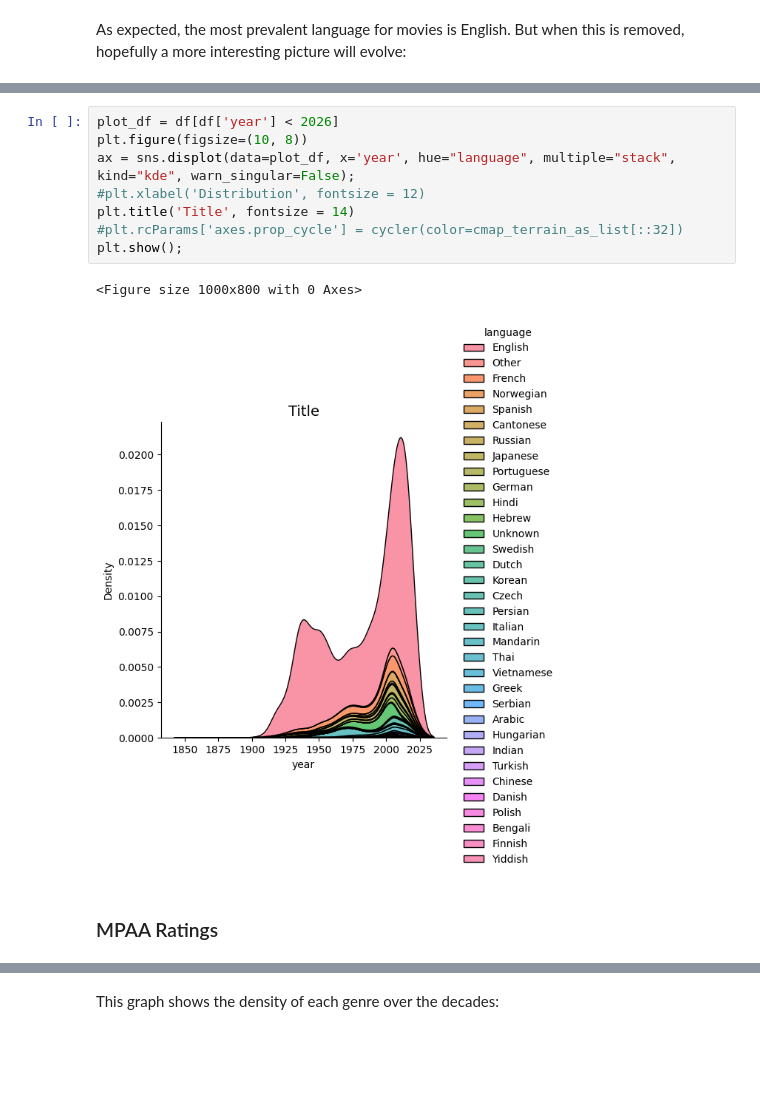
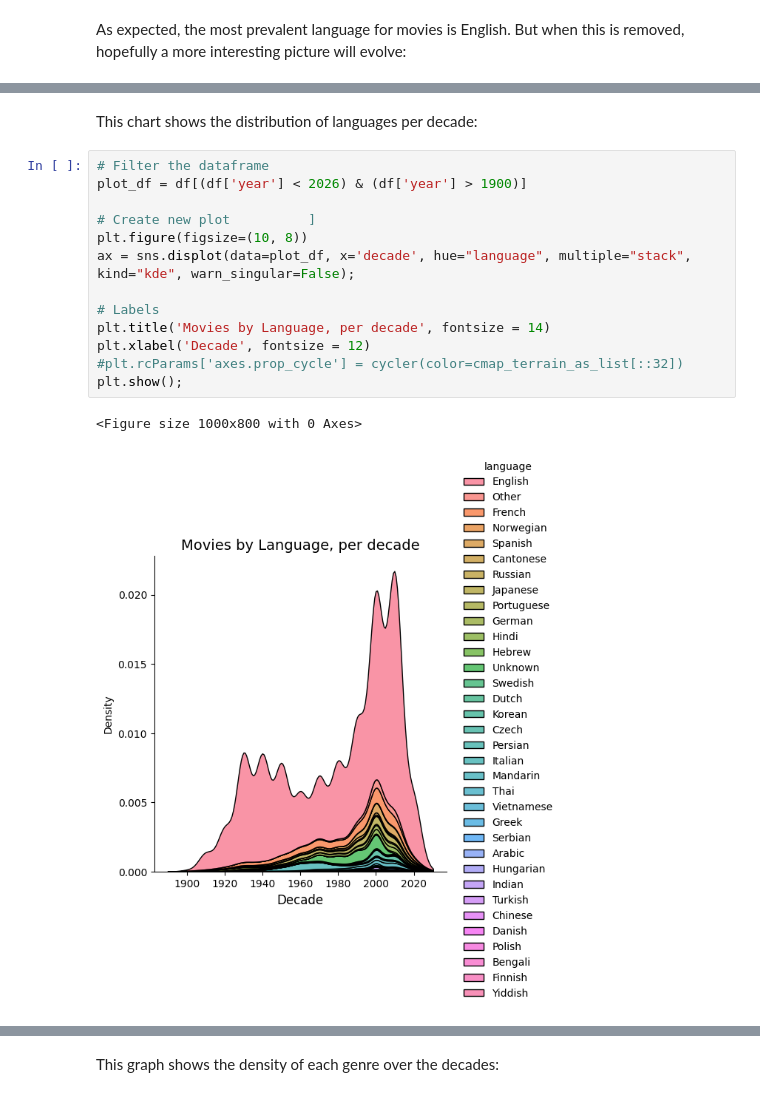
Before and after one commit to daemonchild/cardiffmet-dat5004-big-data-management, a Jupyter notebook: task_1/task1_filmcrave_web_scraping.ipynb, the cells around one changed output, grey strips where cells are left out. Drawn from its saved outputs; the diff is of its cells as text; blank space fills up the shorter version.

```diff
--- a/task_1/task1_filmcrave_web_scraping.ipynb
+++ b/task_1/task1_filmcrave_web_scraping.ipynb
@@ -678,13 +782,18 @@ plotdf.groupby(['language']).count().plot(y='title',kind='bar')
+# %% [markdown]
+This chart shows the distribution of languages per decade:
 # %%
-plot_df = df[df['year'] < 2026]
+# Filter the dataframe
+plot_df = df[(df['year'] < 2026) & (df['year'] > 1900)]
+
+# Create new plot          ]
 plt.figure(figsize=(10, 8))
-ax = sns.displot(data=plot_df, x='year', hue="language", multiple="stack", kind="kde", warn_singular=False);
-#plt.xlabel('Distribution', fontsize = 12)
-plt.title('Title', fontsize = 14)
+ax = sns.displot(data=plot_df, x='decade', hue="language", multiple="stack", kind="kde", warn_singular=False);
+
+# Labels
+plt.title('Movies by Language, per decade', fontsize = 14)
+plt.xlabel('Decade', fontsize = 12)
 #plt.rcParams['axes.prop_cycle'] = cycler(color=cmap_terrain_as_list[::32])
 plt.show();
 # %% [output]
 <Figure size 1000x800 with 0 Axes>
-[figure, old version]
+[figure, new version]
-# %% [markdown]
-### MPAA Ratings
```
Also changed, not shown: parts of 60 cells of this notebook, 1 other file.
